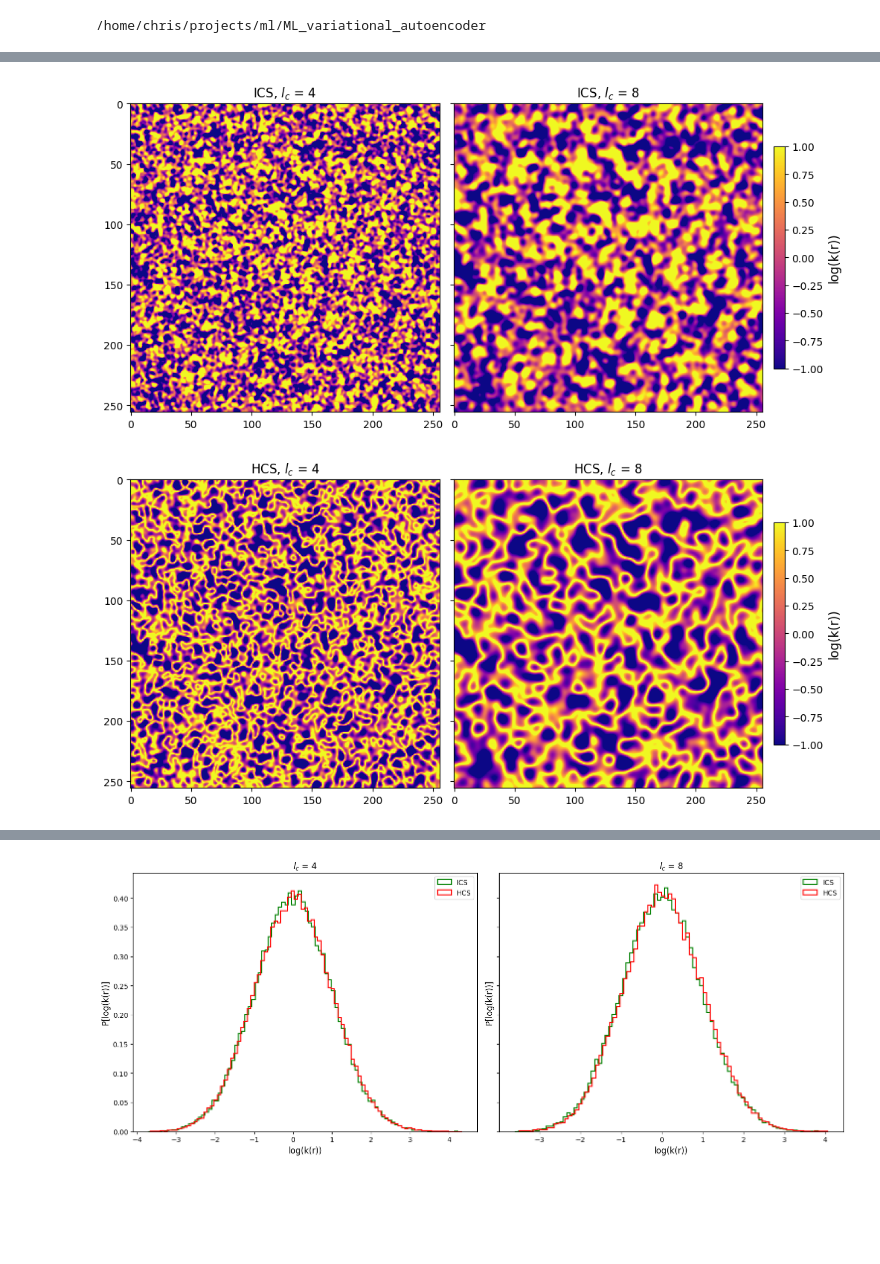
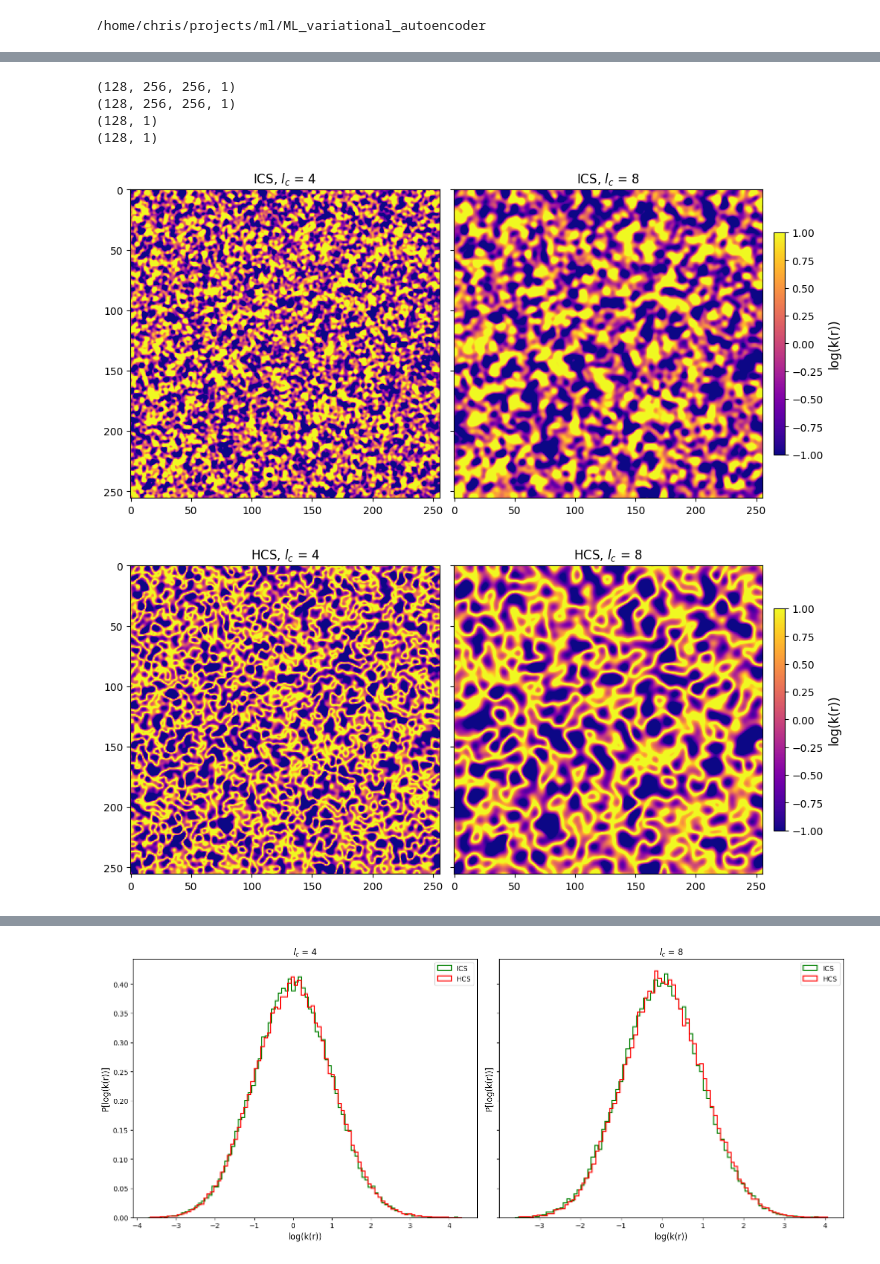
Before and after one commit to XxkmoxX/ML_variational_autoencoder, a Jupyter notebook: eda_ml_vae_refined_256L.ipynb, the cells around one changed output, grey strips where cells are left out. Cells and saved outputs as stored; diff of their text form; code cells hidden in the pictures; blank space fills up the shorter version.

```diff
--- a/eda_ml_vae_refined_256L.ipynb
+++ b/eda_ml_vae_refined_256L.ipynb
@@ -79,22 +24,54 @@ np.save(f'Y_256L_mg_hcs_var1_lc8.npy', keff_lc8)
 # %%
+### Matrix slicing
+
+kmap = np.load(cwd + '/medios_256Lcont/output_sim/' + 'X_256L_mg_hcs_var1_lc4-8.npy')
+keff =np.load(cwd + '/medios_256Lcont/output_sim/' + 'Y_256L_mg_hcs_var1_lc4-8.npy')
+
+kmap_lc4 = kmap[:128, :, :, :]
+kmap_lc8 = kmap[128:256, :, :, :]
+
+keff_lc4 = keff[:128, :]
+keff_lc8 = keff[128:256, :]
+
+print(kmap_lc4.shape)
+print(kmap_lc8.shape)
+print(keff_lc4.shape)
+print(keff_lc8.shape)
+
+### Save new numpy files
+numpy_file = False
+
+if numpy_file:
+    # Feature: kmap
+    np.save(f'X_256L_mg_hcs_var1_lc4.npy', kmap_lc4)            # change the name file: hcs by ics.
+    np.save(f'X_256L_mg_hcs_var1_lc8.npy', kmap_lc8)
+
+    # Response: keff
+    np.save(f'Y_256L_mg_hcs_var1_lc4.npy', keff_lc4)
+    np.save(f'Y_256L_mg_hcs_var1_lc8.npy', keff_lc8)
+
 # Maps visualization of log(k(r))
 ec_label1 = ['ics', 'hcs']
 
-kmap_sample = 65
+kmap_sample = 127
 
 v = 1
 cmap = 'plasma'
 
 for ic in range(len(ec_label1)):
     fig, ax = plt.subplots(1, 2, figsize=(10, 20), layout='constrained', sharey=True)
     for ilc in range(len(lc)):
         kmap = np.load(cwd + '/medios_256Lcont/X_256L_mg_' + ec_label1[ic] + '_var1_lc' + str(lc[ilc]) + '.npy')[kmap_sample]
         im = ax[ilc].imshow(np.log(kmap), cmap=cmap, vmin=-v, vmax=v)
         ax[ilc].set_title(ec_label2[ic]+', '+r'$l_{c}$'+' = '+str(lc[ilc]), fontsize=12)
     cb = fig.colorbar(im, shrink=0.15, orientation='vertical', pad=0.025)
     cb.set_label(label='log(k(r))', fontsize=12)
     plt.show()
     plt.close()
 # %% [output]
+(128, 256, 256, 1)
+(128, 256, 256, 1)
+(128, 1)
+(128, 1)
-[figure, old version]
+[figure, new version]
-[figure, old version]
+[figure, new version]
```
Also changed, not shown: parts of 7 cells of this notebook, 1 other file.
